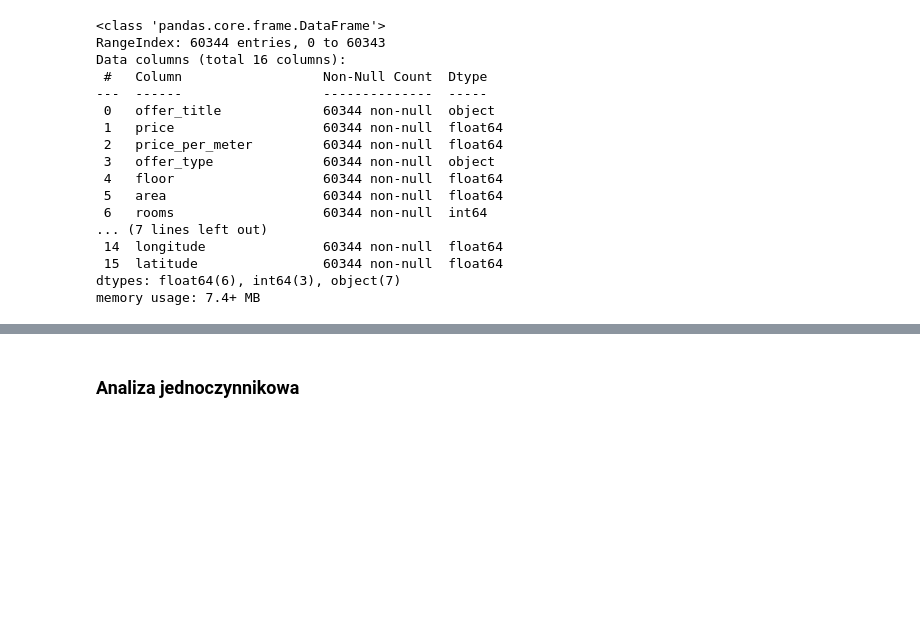
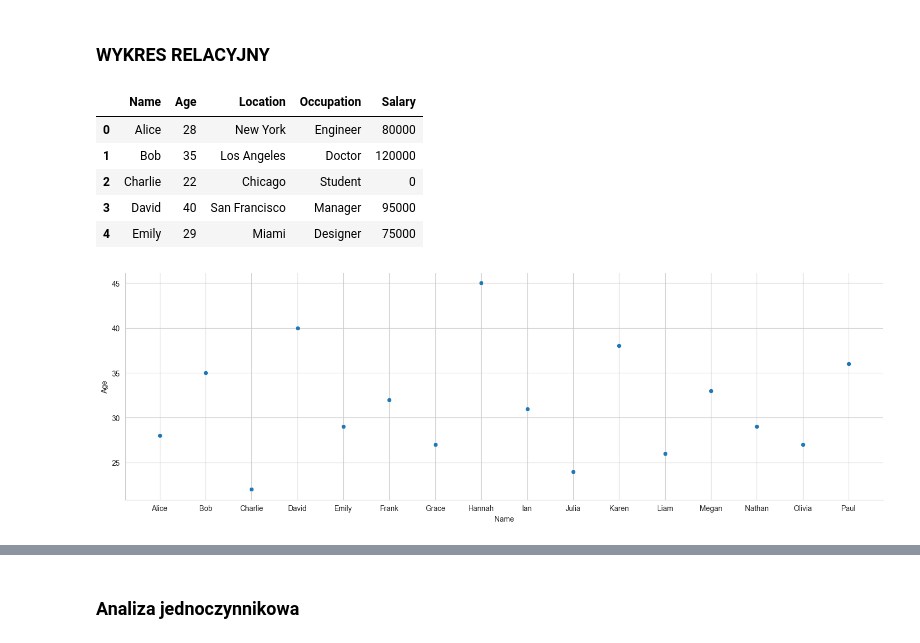
Before and after one commit to PawelWil/PARTII_PawelWiltos_Python_Pandas_Seaborn, a Jupyter notebook: Kod/04_seaborn_WYKRESY_ZŁOŻONE_To_Jest_Czesc_Pythona/05_praca_z_danymi.ipynb, the cells around one changed output, grey strips where cells are left out. Cells and saved outputs as stored; diff of their text form; code cells hidden in the pictures; blank space fills up the shorter version.

```diff
--- a/Kod/04_seaborn_WYKRESY_ZŁOŻONE_To_Jest_Czesc_Pythona/05_praca_z_danymi.ipynb
+++ b/Kod/04_seaborn_WYKRESY_ZŁOŻONE_To_Jest_Czesc_Pythona/05_praca_z_danymi.ipynb
@@ -21,20 +21,13 @@ df_house.head()
-# %%
-df_house.info()
-# %% [output]
-<class 'pandas.core.frame.DataFrame'>
-RangeIndex: 60344 entries, 0 to 60343
-Data columns (total 16 columns):
- #   Column                  Non-Null Count  Dtype
----  ------                  --------------  -----
- 0   offer_title             60344 non-null  object
- 1   price                   60344 non-null  float64
- 2   price_per_meter         60344 non-null  float64
- 3   offer_type              60344 non-null  object
- 4   floor                   60344 non-null  float64
- 5   area                    60344 non-null  float64
- 6   rooms                   60344 non-null  int64
-... (7 lines left out)
- 14  longitude               60344 non-null  float64
- 15  latitude                60344 non-null  float64
-dtypes: float64(6), int64(3), object(7)
-memory usage: 7.4+ MB
+# %% [markdown]
+### WYKRES RELACYJNY
+# %%
+sns.relplot(df_people, x='Name', y = 'Age', height=5, aspect=3 ) # Wykres relacyjny za pomocą komendy 'relplot'. #height=wysokosc, aspect=szerokosc - te dwa parametry poszerzają wykres, jego widoczność na ekranie.
+df_people.head() # wyswietlamy za pomocą 'head' kilka pierwszych wierszy
+# %% [output]
+|  | Name | Age | Location | Occupation | Salary |
+| 0 | Alice | 28 | New York | Engineer | 80000 |
+| 1 | Bob | 35 | Los Angeles | Doctor | 120000 |
+| 2 | Charlie | 22 | Chicago | Student | 0 |
+| 3 | David | 40 | San Francisco | Manager | 95000 |
+| 4 | Emily | 29 | Miami | Designer | 75000 |
+[figure, added]
```
Also changed, not shown: parts of 8 cells of this notebook, 2 other files.
